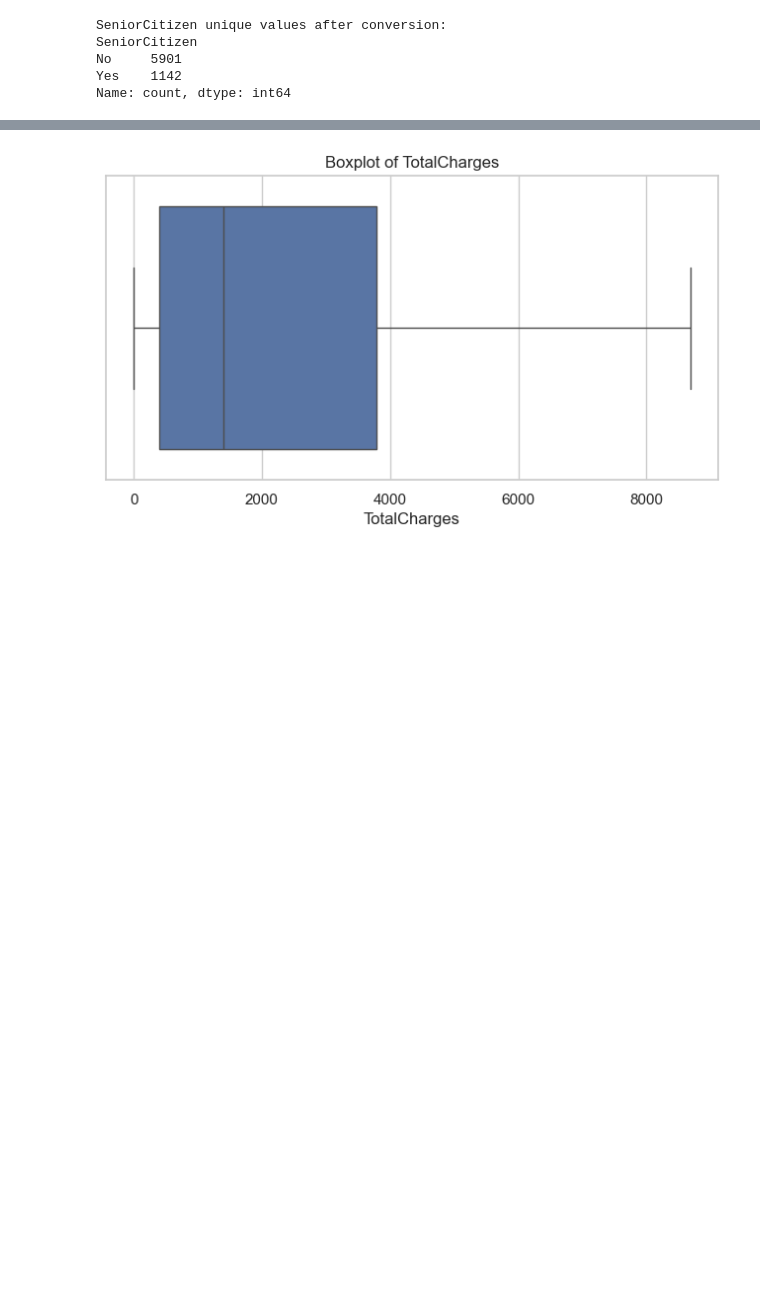
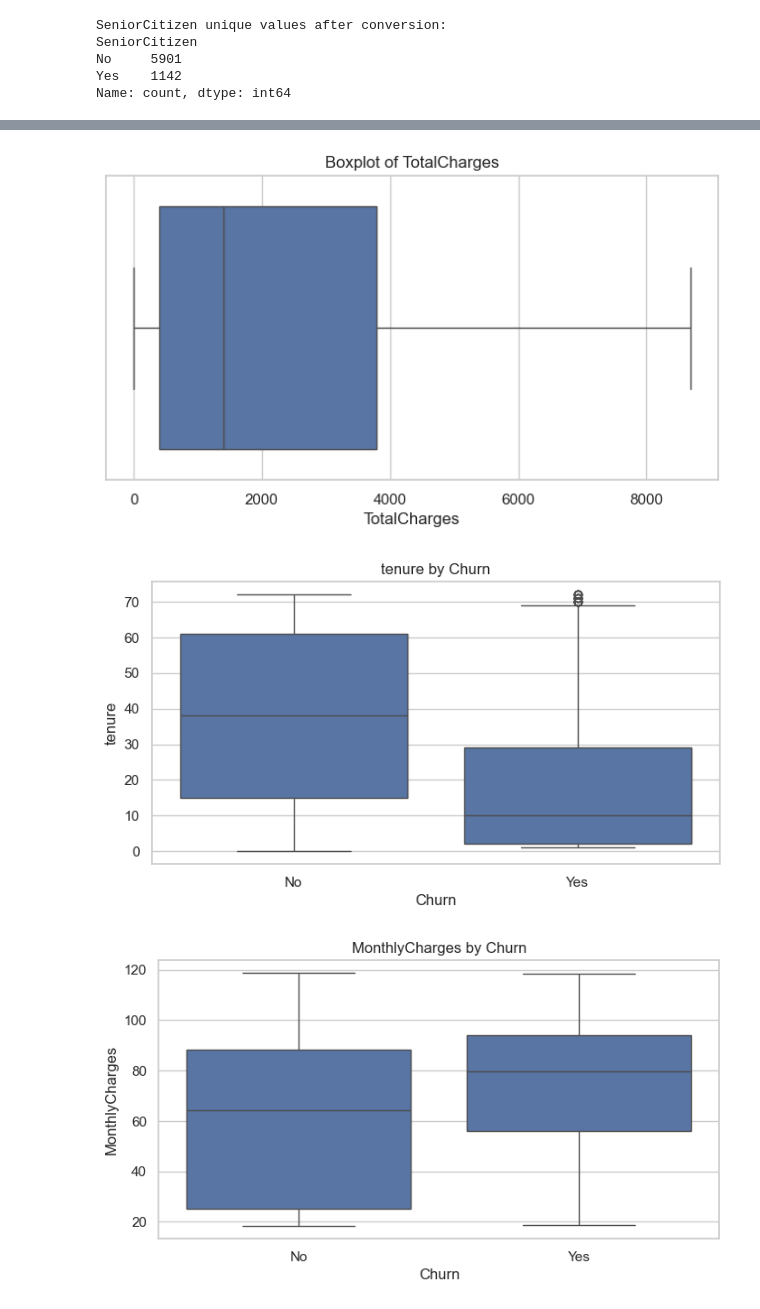
Before and after one commit to Armando-Gabor/Machine_Learning_and_Data_Science, a Jupyter notebook: telco-customer-churn-prediction/notebooks/01_eda_and_preprocessing.ipynb, the cells around one changed output, grey strips where cells are left out. Drawn from its saved outputs; the diff is of its cells as text; code cells hidden in the pictures; blank space fills up the shorter version.

Commit message:
Completed a big part of data analysis, data processing and preparation for modeling

```diff
--- a/telco-customer-churn-prediction/notebooks/01_eda_and_preprocessing.ipynb
+++ b/telco-customer-churn-prediction/notebooks/01_eda_and_preprocessing.ipynb
@@ -124,25 +138,34 @@ Name: count, dtype: int64
 # %%
 # Set style for better visuals
 sns.set_theme(style="whitegrid")
 
 # Numeric distributions
 numerics = ['tenure', 'MonthlyCharges', 'TotalCharges']
 for col in numerics:
     plt.figure(figsize=(8, 4))
     sns.histplot(df[col], kde=True)
     plt.title(f"Distribution of {col}")
     plt.show()
 
 # Boxplots for outliers
 for col in numerics:
     plt.figure(figsize=(8, 4))
     sns.boxplot(x=df[col])
     plt.title(f"Boxplot of {col}")
     plt.show()
+
+# Churn vs Numerics
+for col in numerics:
+    plt.figure(figsize=(8, 4))
+    sns.boxplot(data=df, x='Churn', y=col)
+    plt.title(f'{col} by Churn')
+    plt.show()
 # %% [output]
 [figure]
 [figure]
 [figure]
 [figure]
 [figure]
 [figure]
+[figure, added]
+[figure, added]
```
Also changed, not shown: parts of 22 cells of this notebook, 8 other files.
